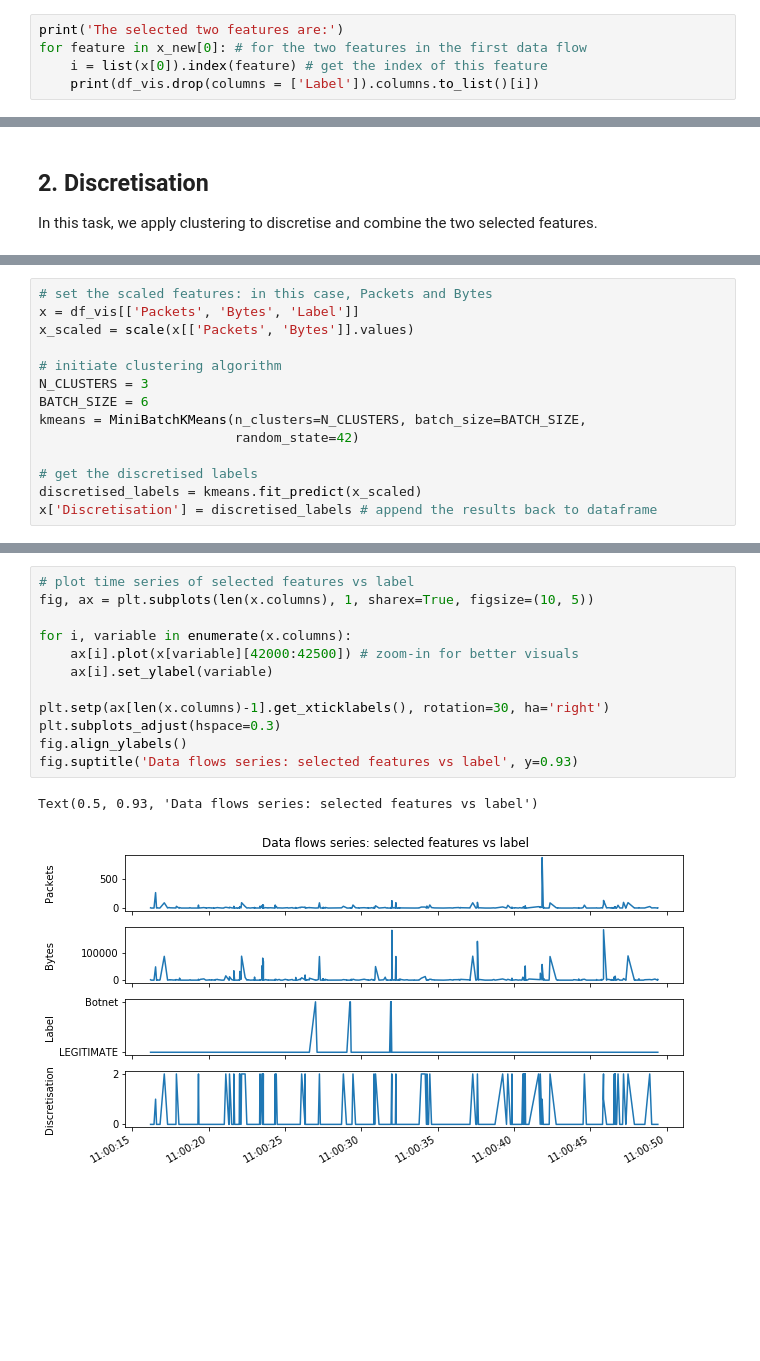
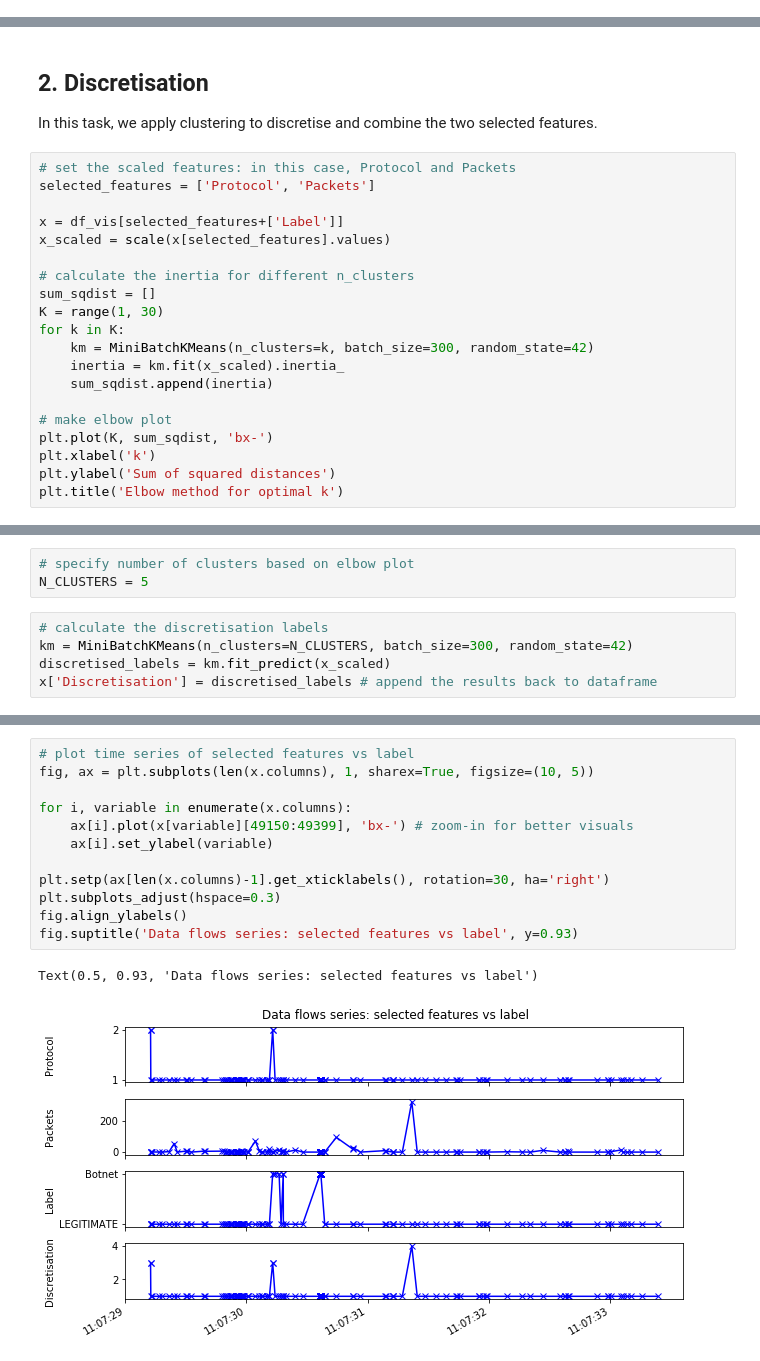
Before and after one commit to chengh42/Cyber-Data-Analytics, a Jupyter notebook: data stream/Task3_Discretization.ipynb, the cells around one changed output, grey strips where cells are left out. Drawn from its saved outputs; the diff is of its cells as text; blank space fills up the shorter version.

```diff
--- a/data stream/Task3_Discretization.ipynb
+++ b/data stream/Task3_Discretization.ipynb
@@ -231,5 +202,0 @@ x_new = SelectKBest(chi2, k=2).fit_transform(x, y)
-# %%
-print('The selected two features are:')
-for feature in x_new[0]: # for the two features in the first data flow
-    i = list(x[0]).index(feature) # get the index of this feature
-    print(df_vis.drop(columns = ['Label']).columns.to_list()[i])
@@ -253,3 +216,23 @@ We select the features of **Packets and Bytes** for the discretisation tasks.
 ## 2. Discretisation
 
 In this task, we apply clustering to discretise and combine the two selected features.
+# %%
+# set the scaled features: in this case, Protocol and Packets
+selected_features = ['Protocol', 'Packets']
+
+x = df_vis[selected_features+['Label']]
+x_scaled = scale(x[selected_features].values)
+
+# calculate the inertia for different n_clusters
+sum_sqdist = []
+K = range(1, 30)
+for k in K:
+    km = MiniBatchKMeans(n_clusters=k, batch_size=300, random_state=42)
+    inertia = km.fit(x_scaled).inertia_
+    sum_sqdist.append(inertia)
+
+# make elbow plot
+plt.plot(K, sum_sqdist, 'bx-')
+plt.xlabel('k')
+plt.ylabel('Sum of squared distances')
+plt.title('Elbow method for optimal k')
@@ -256,16 +242,10 @@ In this task, we apply clustering to discretise and combine the two selected fea
+# %%
+# specify number of clusters based on elbow plot
+N_CLUSTERS = 5
 # %%
-# set the scaled features: in this case, Packets and Bytes
-x = df_vis[['Packets', 'Bytes', 'Label']]
-x_scaled = scale(x[['Packets', 'Bytes']].values)
-
-# initiate clustering algorithm
-N_CLUSTERS = 3
-BATCH_SIZE = 6
-kmeans = MiniBatchKMeans(n_clusters=N_CLUSTERS, batch_size=BATCH_SIZE,
-                         random_state=42)
-
-# get the discretised labels
-discretised_labels = kmeans.fit_predict(x_scaled)
+# calculate the discretisation labels
+km = MiniBatchKMeans(n_clusters=N_CLUSTERS, batch_size=300, random_state=42)
+discretised_labels = km.fit_predict(x_scaled)
 x['Discretisation'] = discretised_labels # append the results back to dataframe
 # %% [output]
 A value is trying to be set on a copy of a slice from a DataFrame.
@@ -276,15 +256,15 @@ See the caveats in the documentation: http://pandas.pydata.org/pandas-docs/stabl
 # %%
 # plot time series of selected features vs label
 fig, ax = plt.subplots(len(x.columns), 1, sharex=True, figsize=(10, 5))
 
 for i, variable in enumerate(x.columns):
-    ax[i].plot(x[variable][42000:42500]) # zoom-in for better visuals
+    ax[i].plot(x[variable][49150:49399], 'bx-') # zoom-in for better visuals
     ax[i].set_ylabel(variable)
 
 plt.setp(ax[len(x.columns)-1].get_xticklabels(), rotation=30, ha='right')
 plt.subplots_adjust(hspace=0.3)
 fig.align_ylabels()
 fig.suptitle('Data flows series: selected features vs label', y=0.93)
 # %% [output]
 Text(0.5, 0.93, 'Data flows series: selected features vs label')
-[figure, old version]
+[figure, new version]
```
Also changed, not shown: parts of 18 cells of this notebook.
